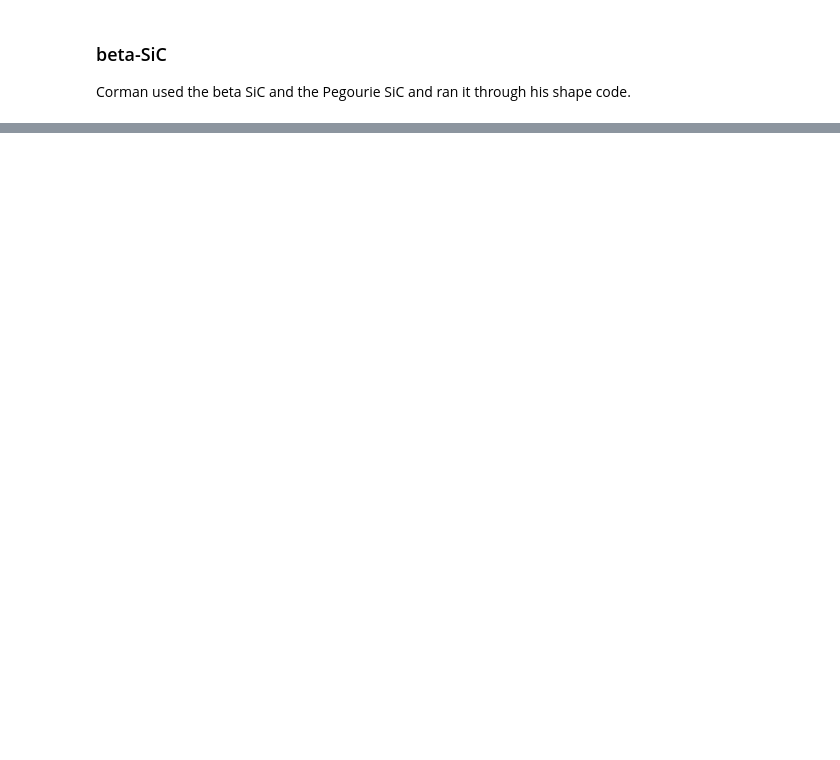
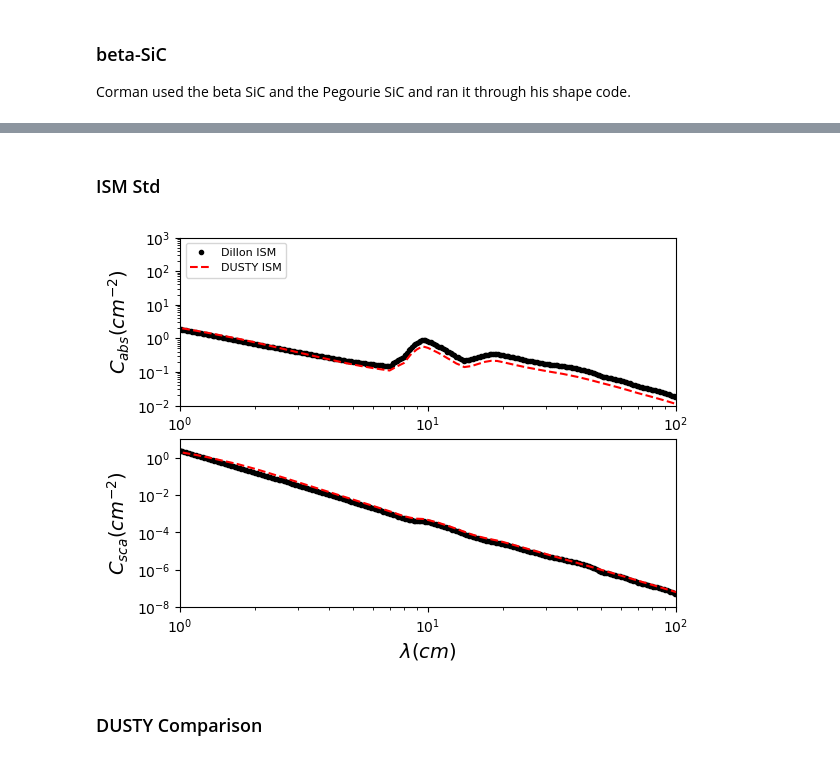
Before and after one commit to astroseandillon/Sean-Dusty, a Jupyter notebook: plot factory.ipynb, the cells around one changed output, grey strips where cells are left out. Drawn from its saved outputs; the diff is of its cells as text; code cells hidden in the pictures; blank space fills up the shorter version.

```diff
--- a/plot factory.ipynb
+++ b/plot factory.ipynb
@@ -236,0 +238,41 @@ plt.savefig(fd+"beta-SiC.png")
+# %% [markdown]
+### ISM Std
+# %%
+title='Interstellar Medium'
+
+x1, y1, z1 = np.loadtxt('ISM_std_spheres.dat', unpack=True, skiprows=3)
+x2, y2, z2 = np.loadtxt('ism-stnd.dat', unpack=True, skiprows=3)
+
+y1*=5e4
+z1*=8e6
+fig, ax = plt.subplots(2,1)
+
+ax[0].set(xscale='log', yscale='log')
+ax[1].set(xscale='log', yscale='log')
+ax[0].set_xlim(1,1e2)
+ax[1].set_xlim(1,1e2)
+ax[0].set_ylim(1e-2, 1e3)
+ax[1].set_ylim(1e-8, 1e1)
+
+# ax[0].set_title(title, fontsize=16)
+ax[1].set_xlabel(r'$\lambda (cm)$', fontsize=14)
+ax[0].set_ylabel(r'$C_{abs} (cm^{-2})$', fontsize=14)
+ax[1].set_ylabel(r'$C_{sca} (cm^{-2})$', fontsize=14)
+#Cabs plots
+ax[0].plot(x1, y1, 'ko', label='Dillon ISM', markersize=3)
+ax[0].plot(x2, y2, 'r--', label='DUSTY ISM', markersize=3)
+
+#Csca plots
+ax[1].plot(x1, z1, 'ko', label='Dillon ISM', markersize=3)
+ax[1].plot(x2, z2, 'r--', label='DUSTY ISM', markersize=3)
+
+ax[1].set_xlabel(r'$\lambda (cm)$', fontsize=14)
+ax[0].set_ylabel(r'$C_{abs} (cm^{-2})$', fontsize=14)
+ax[1].set_ylabel(r'$C_{sca} (cm^{-2})$', fontsize=14)
+
+ax[0].legend(loc='upper left', fontsize=8)
+plt.savefig(fd+"{}.png".format(title))
+# %% [output]
+[figure, added]
+# %% [markdown]
+### DUSTY Comparison
```
Also changed, not shown: parts of 3 cells of this notebook, 10 other files.
